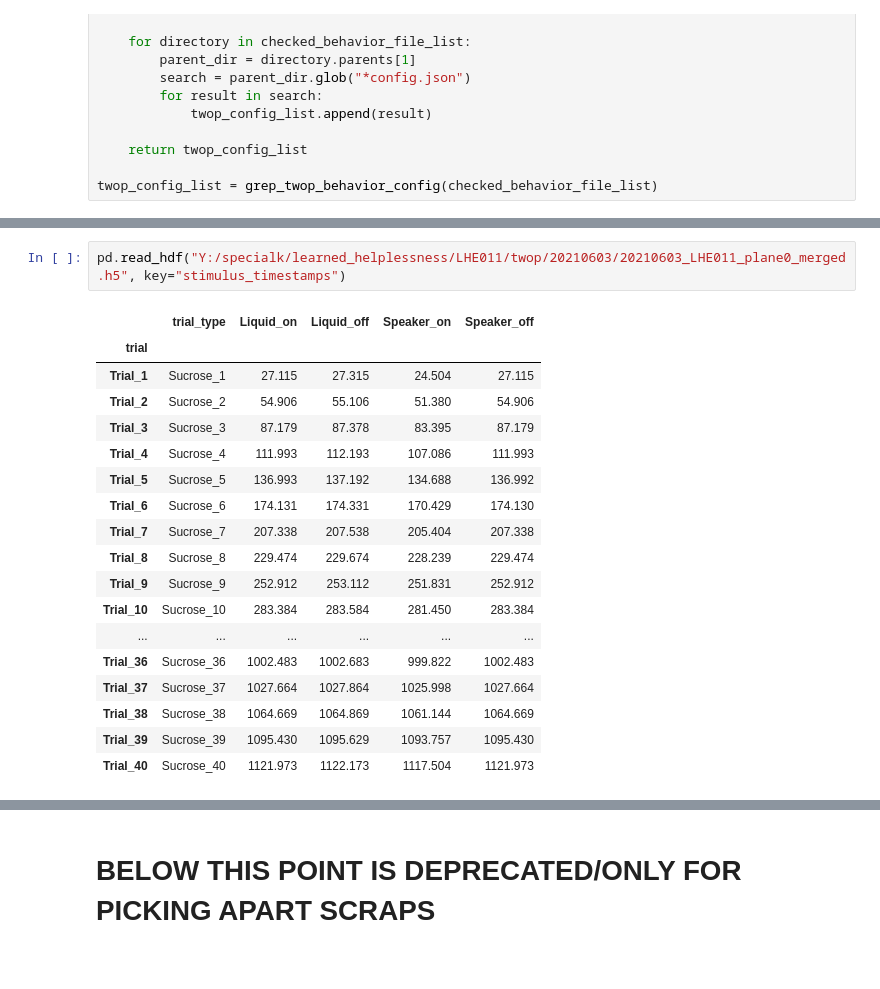
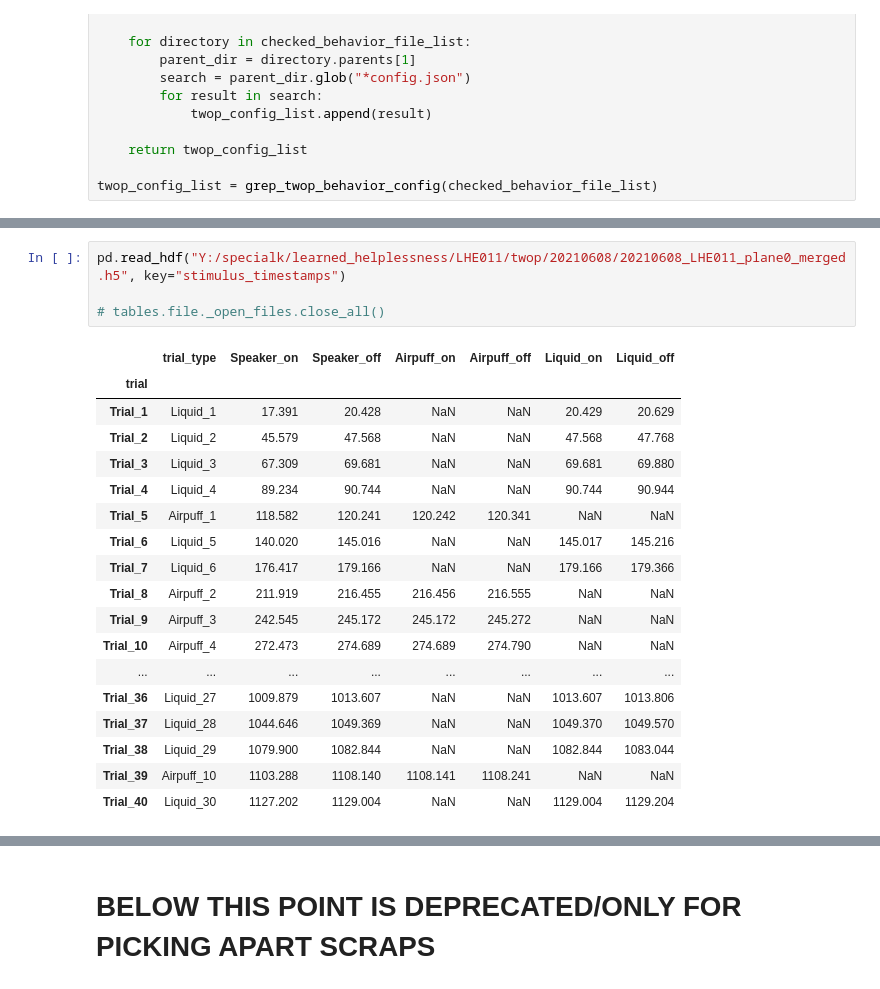
Before and after one commit to Tyelab/headfix_behavior_data_dev, a Jupyter notebook: bruker_data_grepping.ipynb, the cells around one changed output, grey strips where cells are left out. Saved outputs shown, nothing was run; the diff lists cells and outputs as text.

```diff
--- a/bruker_data_grepping.ipynb
+++ b/bruker_data_grepping.ipynb
@@ -719,21 +676,23 @@ Closing remaining open files:Y:\specialk\learned_helplessness\LHE011\twop\202106
 # %%
-pd.read_hdf("Y:/specialk/learned_helplessness/LHE011/twop/20210603/20210603_LHE011_plane0_merged.h5", key="stimulus_timestamps")
+pd.read_hdf("Y:/specialk/learned_helplessness/LHE011/twop/20210608/20210608_LHE011_plane0_merged.h5", key="stimulus_timestamps")
+
+# tables.file._open_files.close_all()
 # %% [output]
-|  | trial_type | Liquid_on | Liquid_off | Speaker_on | Speaker_off |
-| trial |  |  |  |  |  |
-| Trial_1 | Sucrose_1 | 27.115 | 27.315 | 24.504 | 27.115 |
-| Trial_2 | Sucrose_2 | 54.906 | 55.106 | 51.380 | 54.906 |
-| Trial_3 | Sucrose_3 | 87.179 | 87.378 | 83.395 | 87.179 |
-| Trial_4 | Sucrose_4 | 111.993 | 112.193 | 107.086 | 111.993 |
-| Trial_5 | Sucrose_5 | 136.993 | 137.192 | 134.688 | 136.992 |
-| Trial_6 | Sucrose_6 | 174.131 | 174.331 | 170.429 | 174.130 |
-| Trial_7 | Sucrose_7 | 207.338 | 207.538 | 205.404 | 207.338 |
-| Trial_8 | Sucrose_8 | 229.474 | 229.674 | 228.239 | 229.474 |
-| Trial_9 | Sucrose_9 | 252.912 | 253.112 | 251.831 | 252.912 |
-| Trial_10 | Sucrose_10 | 283.384 | 283.584 | 281.450 | 283.384 |
-| ... | ... | ... | ... | ... | ... |
-| Trial_36 | Sucrose_36 | 1002.483 | 1002.683 | 999.822 | 1002.483 |
-| Trial_37 | Sucrose_37 | 1027.664 | 1027.864 | 1025.998 | 1027.664 |
-| Trial_38 | Sucrose_38 | 1064.669 | 1064.869 | 1061.144 | 1064.669 |
-| Trial_39 | Sucrose_39 | 1095.430 | 1095.629 | 1093.757 | 1095.430 |
-| Trial_40 | Sucrose_40 | 1121.973 | 1122.173 | 1117.504 | 1121.973 |
+|  | trial_type | Speaker_on | Speaker_off | Airpuff_on | Airpuff_off | Liquid_on | Liquid_off |
+| trial |  |  |  |  |  |  |  |
+| Trial_1 | Liquid_1 | 17.391 | 20.428 | NaN | NaN | 20.429 | 20.629 |
+| Trial_2 | Liquid_2 | 45.579 | 47.568 | NaN | NaN | 47.568 | 47.768 |
+| Trial_3 | Liquid_3 | 67.309 | 69.681 | NaN | NaN | 69.681 | 69.880 |
+| Trial_4 | Liquid_4 | 89.234 | 90.744 | NaN | NaN | 90.744 | 90.944 |
+| Trial_5 | Airpuff_1 | 118.582 | 120.241 | 120.242 | 120.341 | NaN | NaN |
+| Trial_6 | Liquid_5 | 140.020 | 145.016 | NaN | NaN | 145.017 | 145.216 |
+| Trial_7 | Liquid_6 | 176.417 | 179.166 | NaN | NaN | 179.166 | 179.366 |
+| Trial_8 | Airpuff_2 | 211.919 | 216.455 | 216.456 | 216.555 | NaN | NaN |
+| Trial_9 | Airpuff_3 | 242.545 | 245.172 | 245.172 | 245.272 | NaN | NaN |
+| Trial_10 | Airpuff_4 | 272.473 | 274.689 | 274.689 | 274.790 | NaN | NaN |
+| ... | ... | ... | ... | ... | ... | ... | ... |
+| Trial_36 | Liquid_27 | 1009.879 | 1013.607 | NaN | NaN | 1013.607 | 1013.806 |
+| Trial_37 | Liquid_28 | 1044.646 | 1049.369 | NaN | NaN | 1049.370 | 1049.570 |
+| Trial_38 | Liquid_29 | 1079.900 | 1082.844 | NaN | NaN | 1082.844 | 1083.044 |
+| Trial_39 | Airpuff_10 | 1103.288 | 1108.140 | 1108.141 | 1108.241 | NaN | NaN |
+| Trial_40 | Liquid_30 | 1127.202 | 1129.004 | NaN | NaN | 1129.004 | 1129.204 |
```
Also changed, not shown: parts of 17 cells of this notebook, 11 other files.
